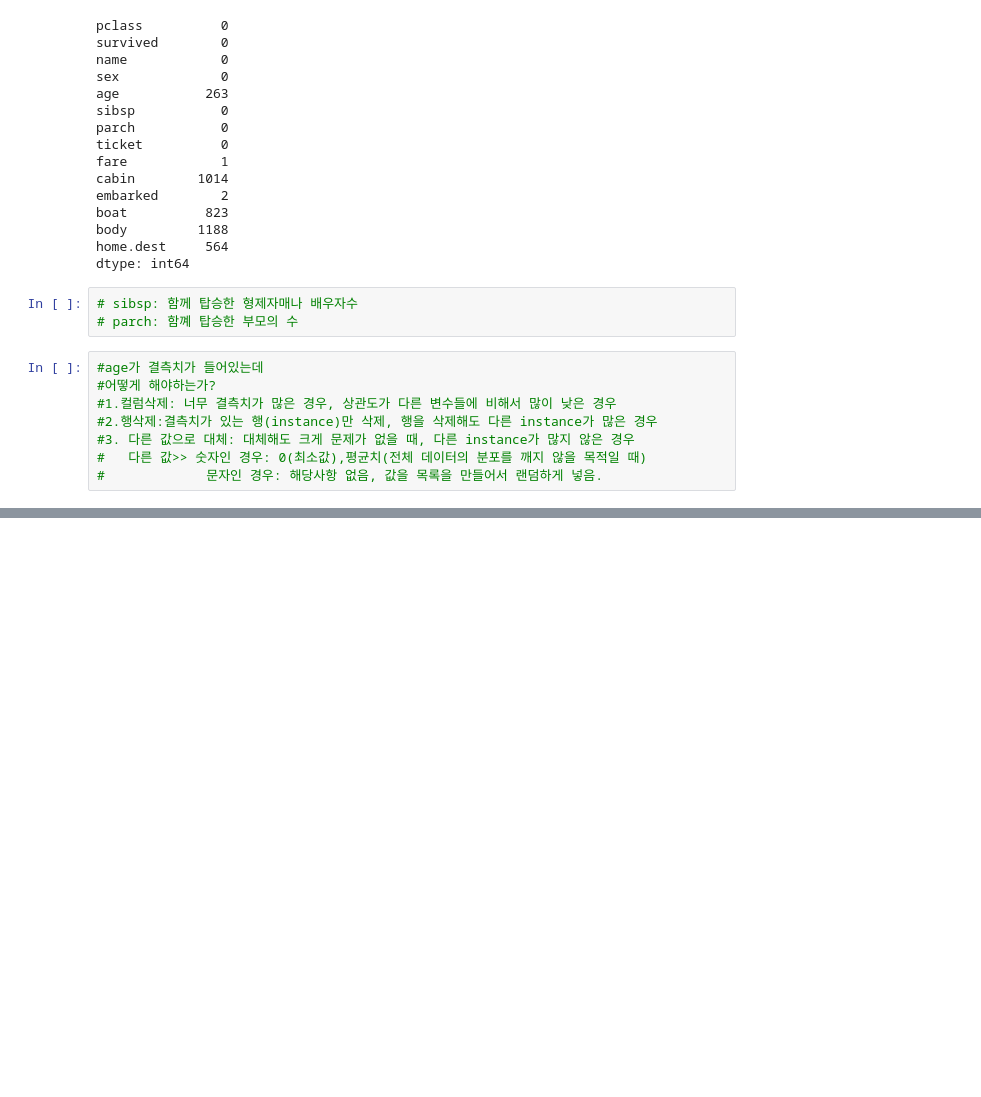
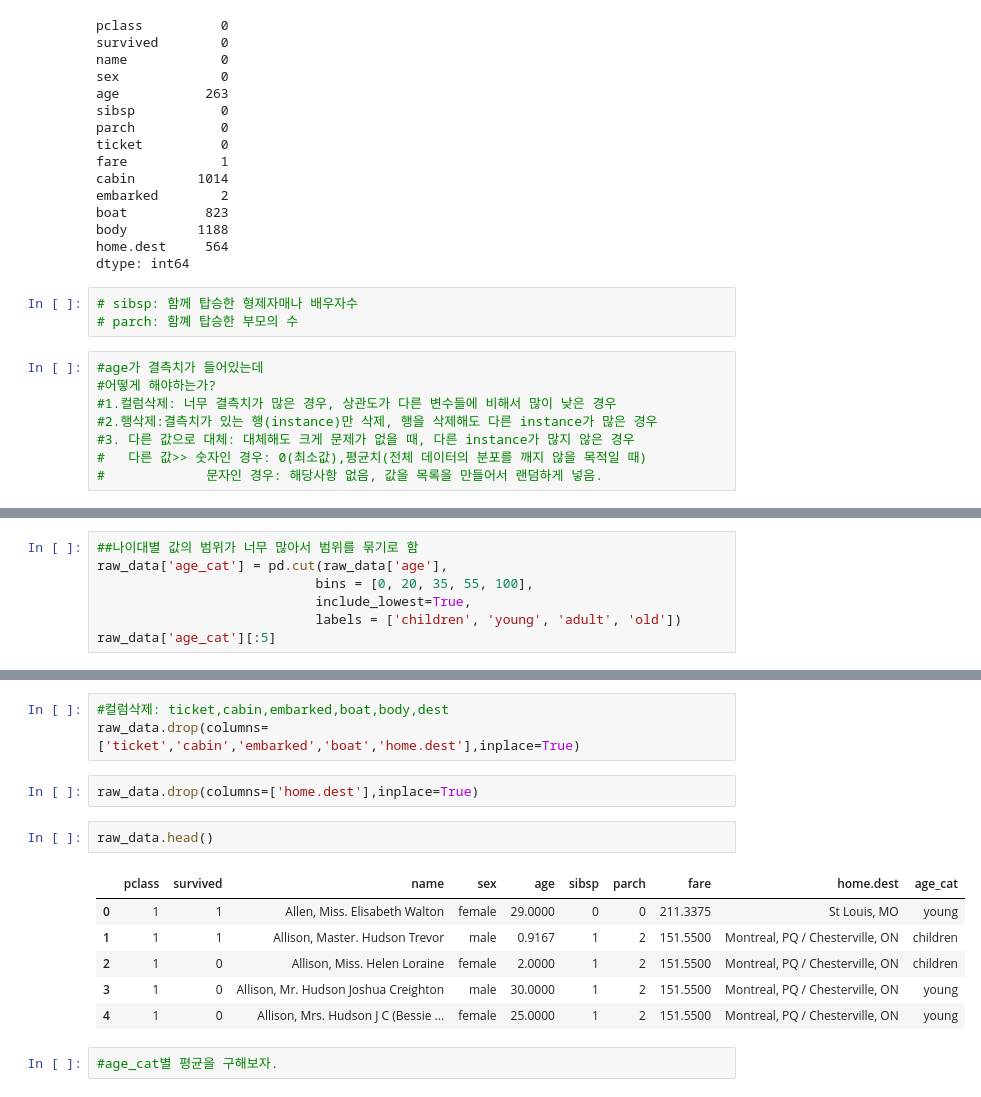
Before and after one commit to jinhuioh/Hi_ai, a Jupyter notebook: data07/titanic-post.ipynb, the cells around one changed output, grey strips where cells are left out. Drawn from its saved outputs; the diff is of its cells as text; blank space fills up the shorter version.

```diff
--- a/data07/titanic-post.ipynb
+++ b/data07/titanic-post.ipynb
@@ -259,0 +295,7 @@ raw_data.isnull()['age'].sum()
+# %%
+##나이대별 값의 범위가 너무 많아서 범위를 묶기로 함
+raw_data['age_cat'] = pd.cut(raw_data['age'],
+                            bins = [0, 20, 35, 55, 100],
+                            include_lowest=True,
+                            labels = ['children', 'young', 'adult', 'old'])
+raw_data['age_cat'][:5]
@@ -261,0 +322,16 @@ raw_data['age']
+# %%
+#컬럼삭제: ticket,cabin,embarked,boat,body,dest
+raw_data.drop(columns=['ticket','cabin','embarked','boat','home.dest'],inplace=True)
+# %%
+raw_data.drop(columns=['home.dest'],inplace=True)
+# %%
+raw_data.head()
+# %% [output]
+|  | pclass | survived | name | sex | age | sibsp | parch | fare | home.dest | age_cat |
+| 0 | 1 | 1 | Allen, Miss. Elisabeth Walton | female | 29.0000 | 0 | 0 | 211.3375 | St Louis, MO | young |
+| 1 | 1 | 1 | Allison, Master. Hudson Trevor | male | 0.9167 | 1 | 2 | 151.5500 | Montreal, PQ / Chesterville, ON | children |
+| 2 | 1 | 0 | Allison, Miss. Helen Loraine | female | 2.0000 | 1 | 2 | 151.5500 | Montreal, PQ / Chesterville, ON | children |
+| 3 | 1 | 0 | Allison, Mr. Hudson Joshua Creighton | male | 30.0000 | 1 | 2 | 151.5500 | Montreal, PQ / Chesterville, ON | young |
+| 4 | 1 | 0 | Allison, Mrs. Hudson J C (Bessie ... | female | 25.0000 | 1 | 2 | 151.5500 | Montreal, PQ / Chesterville, ON | young |
+# %%
+#age_cat별 평균을 구해보자.
```
Also changed, not shown: parts of 10 cells of this notebook.
